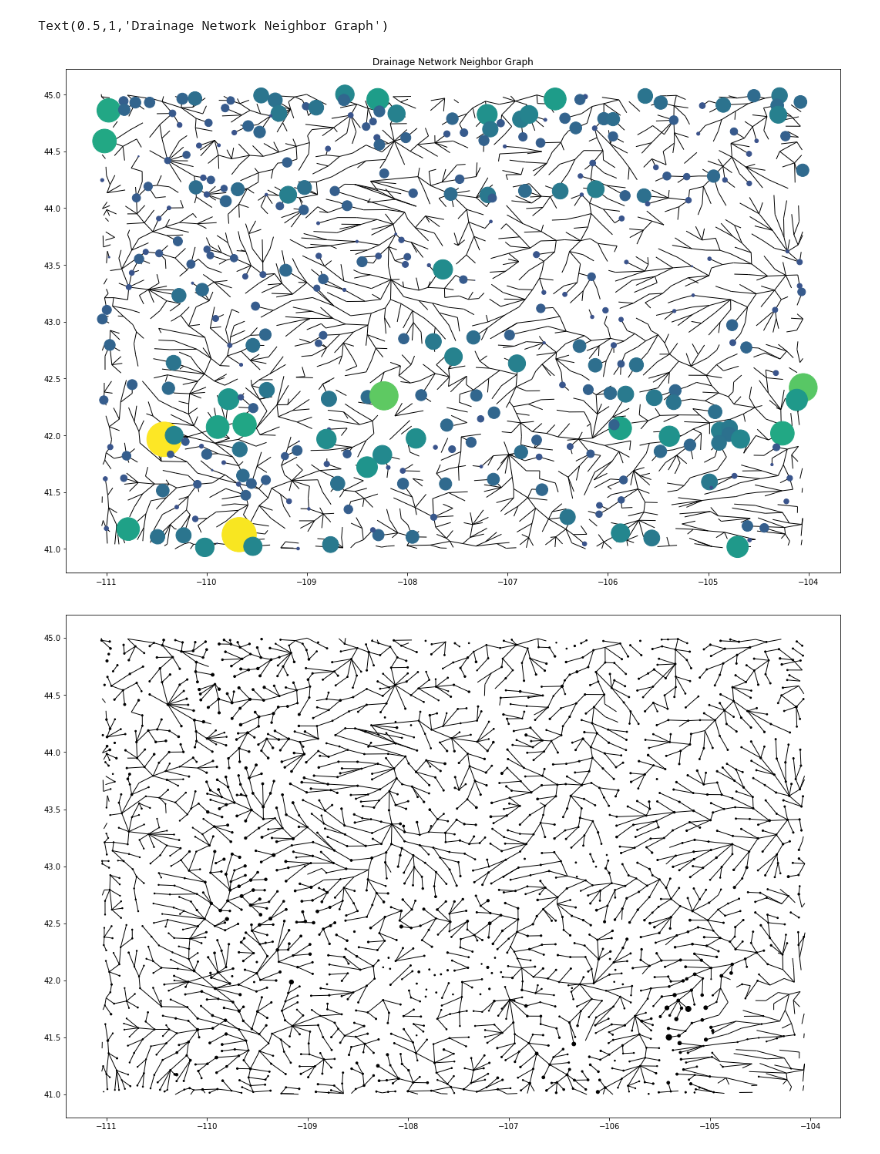
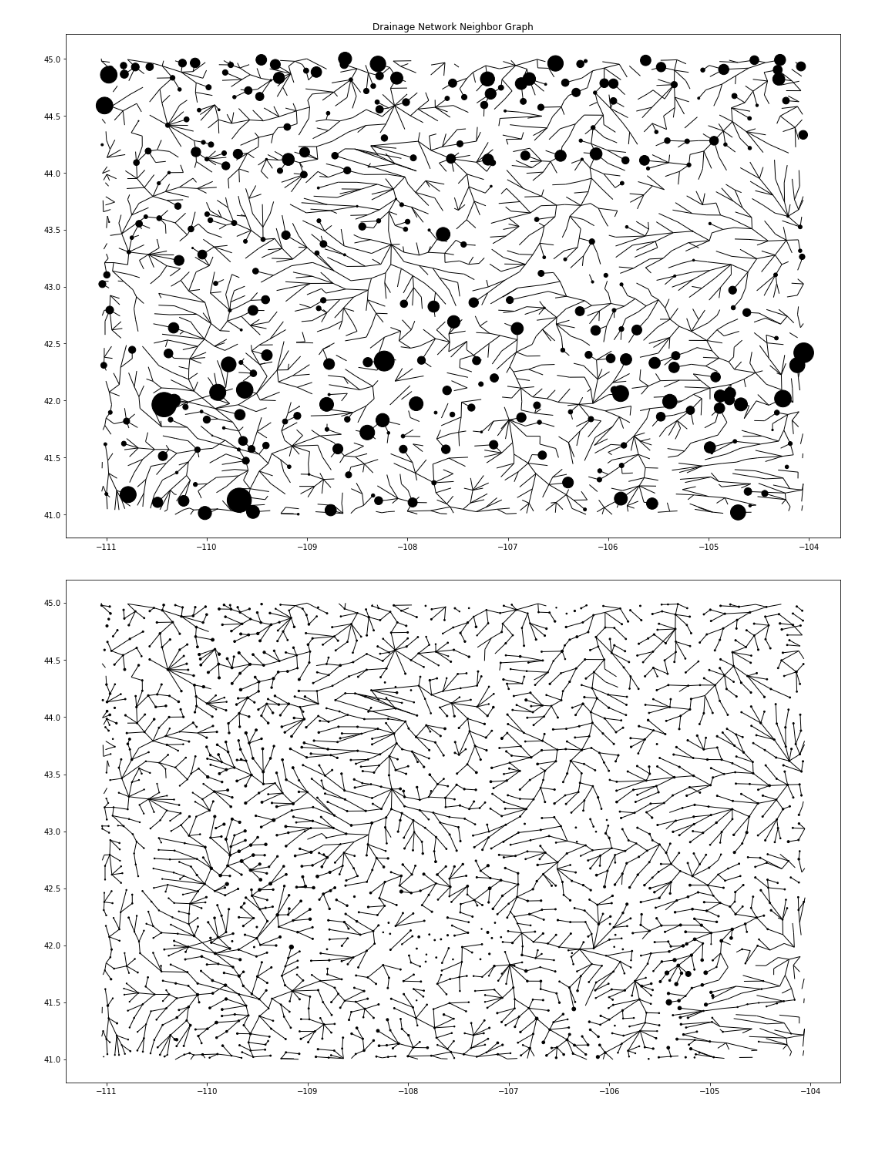
Before and after one commit to jessepisel/criticalandstrategic, a Jupyter notebook: stream connectivity.ipynb, the cells around one changed output. Drawn from its saved outputs; the diff is of its cells as text; code cells hidden in the pictures.

```diff
--- a/stream connectivity.ipynb
+++ b/stream connectivity.ipynb
@@ -108,12 +108,11 @@ frame = frame.groupby('HUC_12', as_index=False).sum()
 # %%
 plt.figure(figsize=(18,12))
 pos = nx.spring_layout(G,pos=posi)
-nx.draw_networkx(G,pos=posi, with_labels=False, node_size=frame.z_score.values, node_color=frame.z_score.values)
+nx.draw_networkx(G,pos=posi, with_labels=False, node_size=frame.z_score.values/2, node_color='black')
 plt.title('Drainage Network Neighbor Graph')
-#plt.savefig(r'J:\\Geology\\WSGS\\Projects\\Critical Minerals\\Report\\drainagenetwork.png', dpi=600)
+plt.savefig(r'J:\\Geology\\WSGS\\Projects\\Critical Minerals\\Report\\ree_network.png', dpi=600)
 # %% [output]
-Text(0.5,1,'Drainage Network Neighbor Graph')
-[figure, old version]
+[figure, new version]
 # %%
 plt.figure(figsize=(18,12))
 nx.draw_networkx(G,pos=posi, with_labels=False, node_size=ti.ti_ppm.values/1000, node_color='k')
```
Also changed, not shown: 2 other files.
